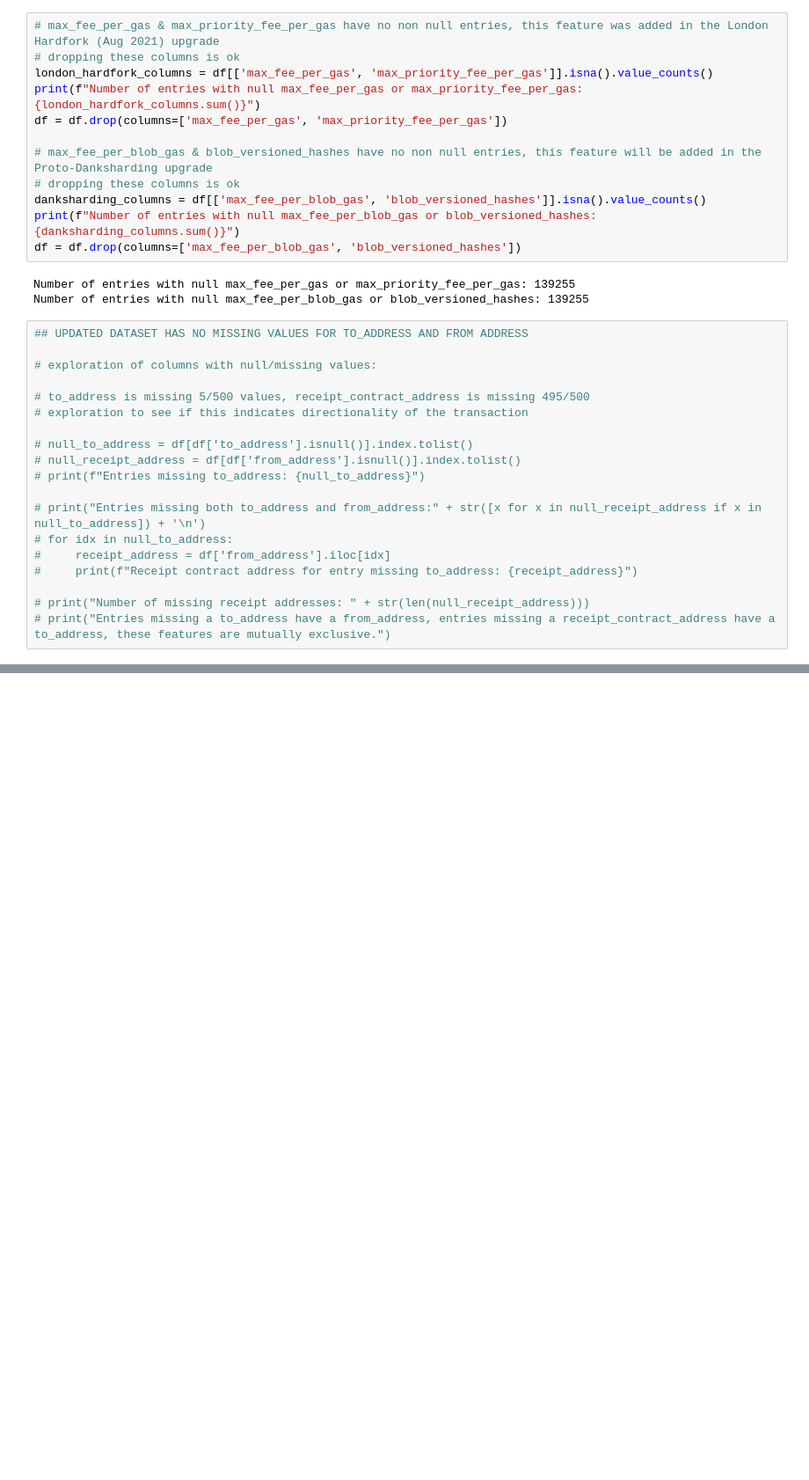
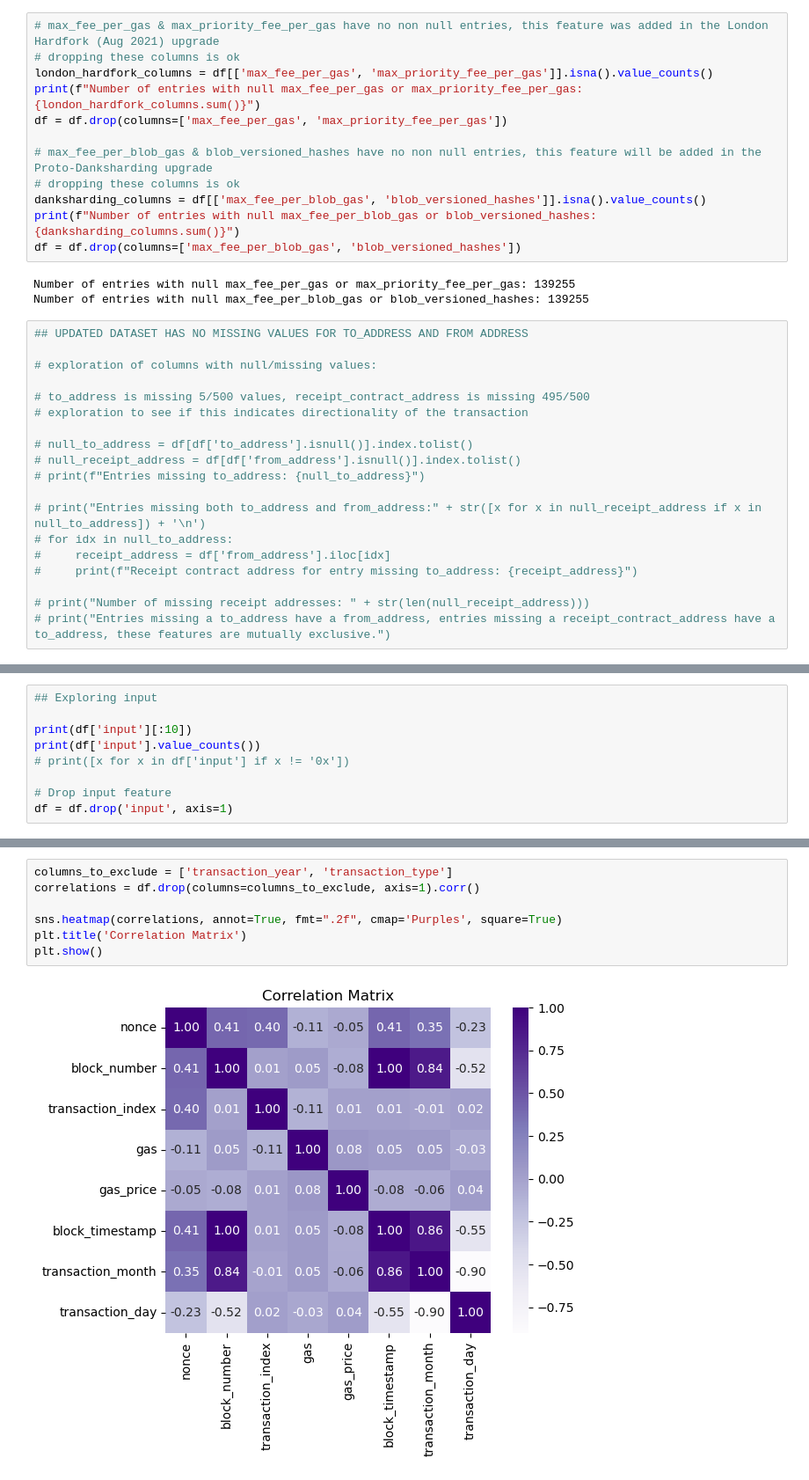
Before and after one commit to DataBuffs/detecting-ethereum-fraud, a Jupyter notebook: main.ipynb, the cells around one changed output, grey strips where cells are left out. Shown: that part at 88% size. Saved outputs shown, nothing was run; the diff lists cells and outputs as text; blank space fills up the shorter version.

```diff
--- a/main.ipynb
+++ b/main.ipynb
@@ -160,0 +200,9 @@ Name: to_address, Length: 6754, dtype: int64
+# %%
+## Exploring input
+
+print(df['input'][:10])
+print(df['input'].value_counts())
+# print([x for x in df['input'] if x != '0x'])
+
+# Drop input feature
+df = df.drop('input', axis=1)
@@ -160,0 +244,9 @@ Name: to_address, Length: 6754, dtype: int64
+# %%
+columns_to_exclude = ['transaction_year', 'transaction_type']
+correlations = df.drop(columns=columns_to_exclude, axis=1).corr()
+
+sns.heatmap(correlations, annot=True, fmt=".2f", cmap='Purples', square=True)
+plt.title('Correlation Matrix')
+plt.show()
+# %% [output]
+[figure, added]
```
Also changed, not shown: parts of 5 cells of this notebook.
